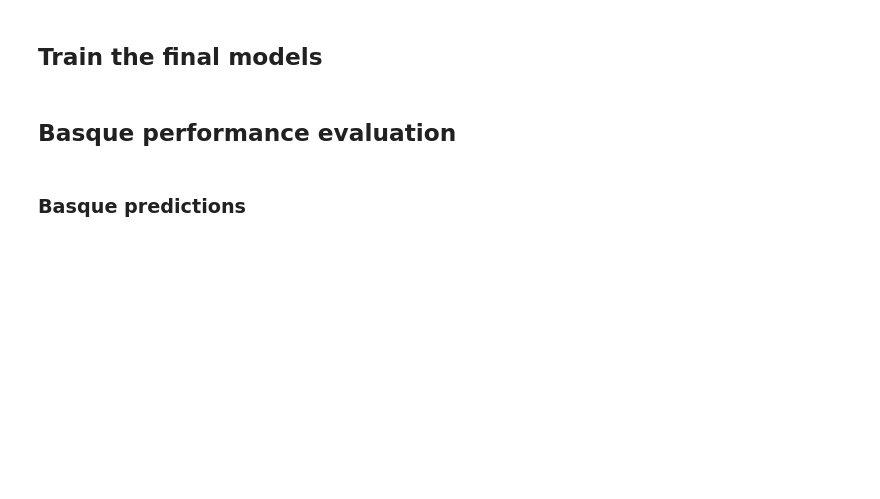
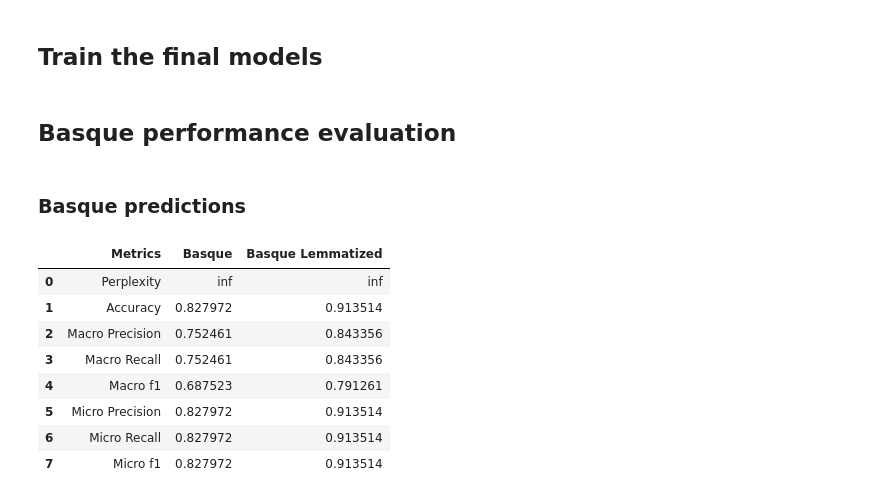
Before and after one commit to Iker0610/Syntax_Proyecto_Grupal_HMM, a Jupyter notebook: notebooks/model_result_analysis.ipynb, the cells around one changed output. Cells and saved outputs as stored; diff of their text form; code cells hidden in the pictures; blank space fills up the shorter version.

Commit message:
Result analysis: basque metrics table

```diff
--- a/notebooks/model_result_analysis.ipynb
+++ b/notebooks/model_result_analysis.ipynb
@@ -152,3 +152,29 @@ japanese_lemmatized_hmm = HiddenMarkovModel(japanese_lemmatized_dataset, unknown
 # %%
 basque_predictions = basque_hmm.batch_predict(basque_dataset.test)
 basque_lemmatized_predictions = basque_lemmatized_hmm.batch_predict(basque_lemmatized_dataset.test)
+# %%
+eval_metrics_basque = evaluate_dataset(basque_dataset.test.data, basque_predictions[0], basque_predictions[1])
+eval_metrics_basque_lemmatized = evaluate_dataset(basque_dataset.test.data, basque_lemmatized_predictions[0], basque_lemmatized_predictions[1])
+# %%
+accuracy = ['Accuracy', eval_metrics_basque['accuracy'], eval_metrics_basque_lemmatized['accuracy']]
+perplexity = ['Perplexity', eval_metrics_basque['perplexity'], eval_metrics_basque_lemmatized['perplexity']]
+macro_precision = ['Macro Precision', eval_metrics_basque['macro']['precision'], eval_metrics_basque_lemmatized['macro']['precision']]
+macro_recall = ['Macro Recall', eval_metrics_basque['macro']['precision'], eval_metrics_basque_lemmatized['macro']['precision']]
+macro_f1 = ['Macro f1', eval_metrics_basque['macro']['f1'], eval_metrics_basque_lemmatized['macro']['f1']]
+micro_precision = ['Micro Precision', eval_metrics_basque['micro']['precision'], eval_metrics_basque_lemmatized['micro']['precision']]
+micro_recall = ['Micro Recall', eval_metrics_basque['micro']['precision'], eval_metrics_basque_lemmatized['micro']['precision']]
+micro_f1 = ['Micro f1', eval_metrics_basque['micro']['f1'], eval_metrics_basque_lemmatized['micro']['f1']]
+
+metrics = [perplexity, accuracy, macro_precision, macro_recall, macro_f1, micro_precision, micro_recall, micro_f1]
+
+pd.DataFrame(metrics , columns=['Metrics', 'Basque', 'Basque Lemmatized'])
+# %% [output]
+|  | Metrics | Basque | Basque Lemmatized |
+| 0 | Perplexity | inf | inf |
+| 1 | Accuracy | 0.827972 | 0.913514 |
+| 2 | Macro Precision | 0.752461 | 0.843356 |
+| 3 | Macro Recall | 0.752461 | 0.843356 |
+| 4 | Macro f1 | 0.687523 | 0.791261 |
+| 5 | Micro Precision | 0.827972 | 0.913514 |
+| 6 | Micro Recall | 0.827972 | 0.913514 |
+| 7 | Micro f1 | 0.827972 | 0.913514 |
```
